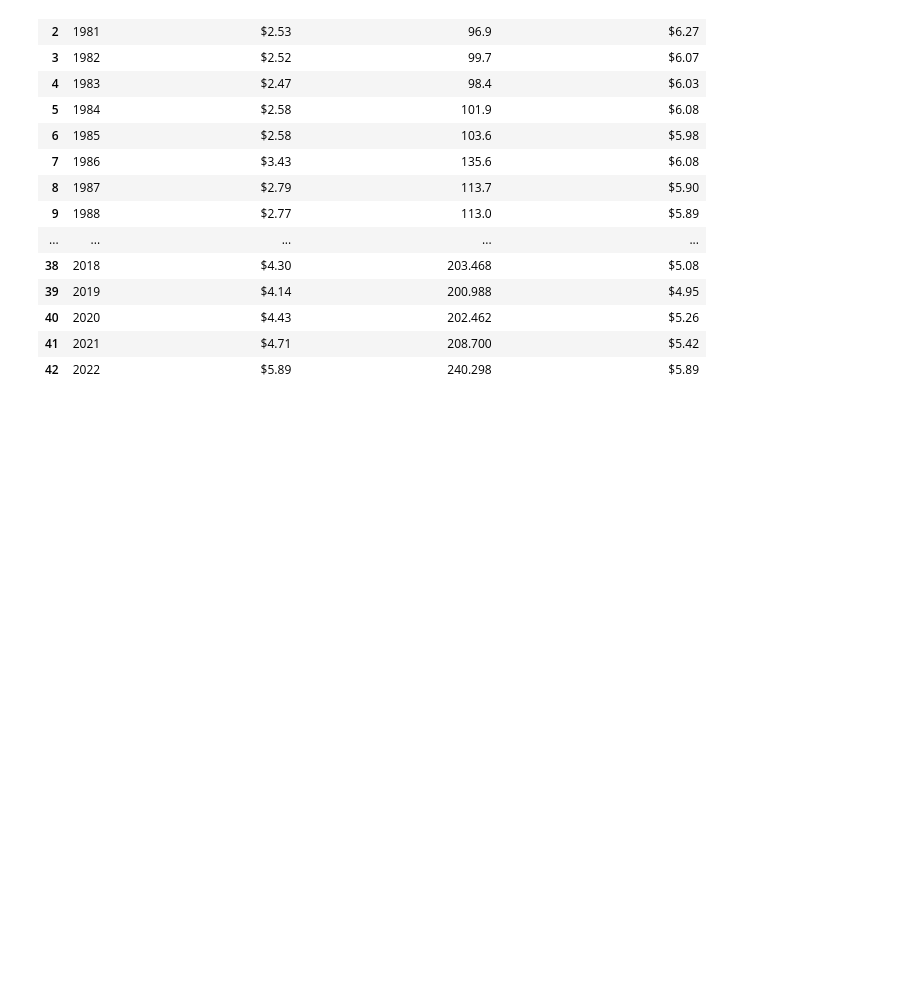
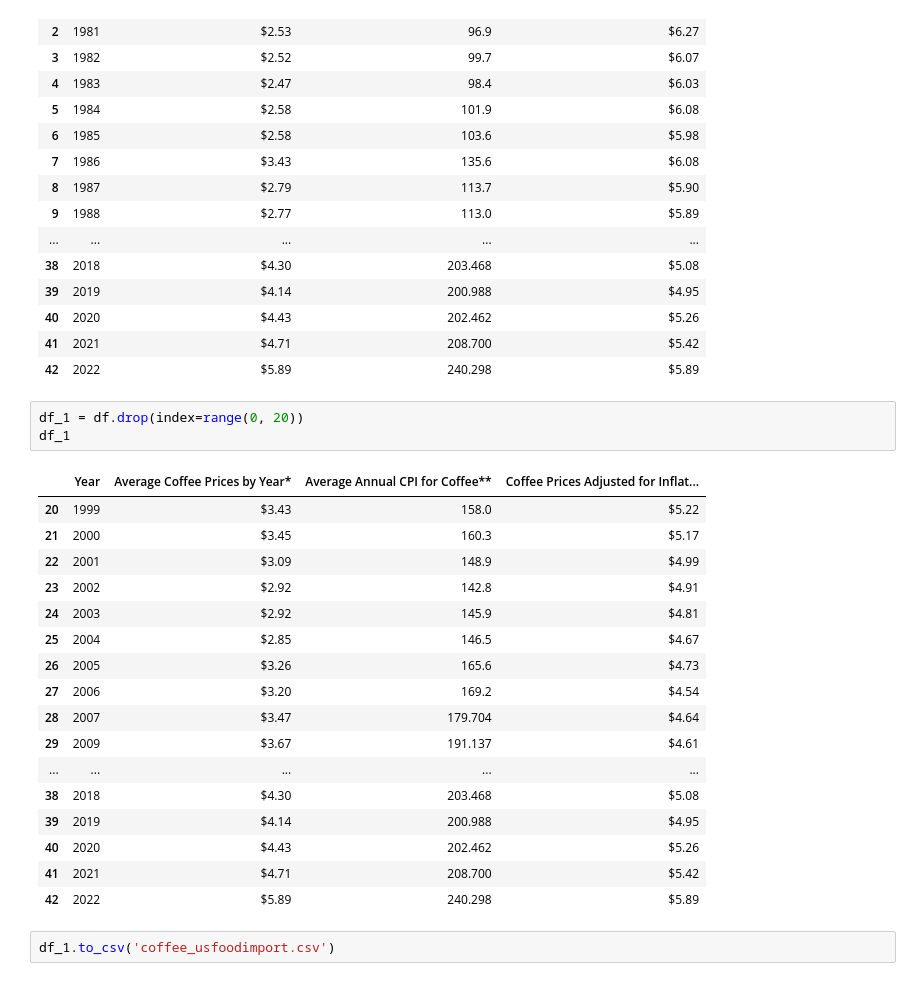
Before and after one commit to Nupurbanta/us_food_imports, a Jupyter notebook: notebook/coffee_usfoodimport.ipynb, the cells around one changed output. Drawn from its saved outputs; the diff is of its cells as text; blank space fills up the shorter version.

Commit message:
added coffee price with inflation

```diff
--- a/notebook/coffee_usfoodimport.ipynb
+++ b/notebook/coffee_usfoodimport.ipynb
@@ -123,3 +123,26 @@ df
 | 40 | 2020 | $4.43 | 202.462 | $5.26 |
 | 41 | 2021 | $4.71 | 208.700 | $5.42 |
 | 42 | 2022 | $5.89 | 240.298 | $5.89 |
+# %%
+df_1 = df.drop(index=range(0, 20))
+df_1
+# %% [output]
+|  | Year | Average Coffee Prices by Year* | Average Annual CPI for Coffee** | Coffee Prices Adjusted for Inflat... |
+| 20 | 1999 | $3.43 | 158.0 | $5.22 |
+| 21 | 2000 | $3.45 | 160.3 | $5.17 |
+| 22 | 2001 | $3.09 | 148.9 | $4.99 |
+| 23 | 2002 | $2.92 | 142.8 | $4.91 |
+| 24 | 2003 | $2.92 | 145.9 | $4.81 |
+| 25 | 2004 | $2.85 | 146.5 | $4.67 |
+| 26 | 2005 | $3.26 | 165.6 | $4.73 |
+| 27 | 2006 | $3.20 | 169.2 | $4.54 |
+| 28 | 2007 | $3.47 | 179.704 | $4.64 |
+| 29 | 2009 | $3.67 | 191.137 | $4.61 |
+| ... | ... | ... | ... | ... |
+| 38 | 2018 | $4.30 | 203.468 | $5.08 |
+| 39 | 2019 | $4.14 | 200.988 | $4.95 |
+| 40 | 2020 | $4.43 | 202.462 | $5.26 |
+| 41 | 2021 | $4.71 | 208.700 | $5.42 |
+| 42 | 2022 | $5.89 | 240.298 | $5.89 |
+# %%
+df_1.to_csv('coffee_usfoodimport.csv')
```
Also changed, not shown: parts of 2 cells of this notebook, 6 other files.
